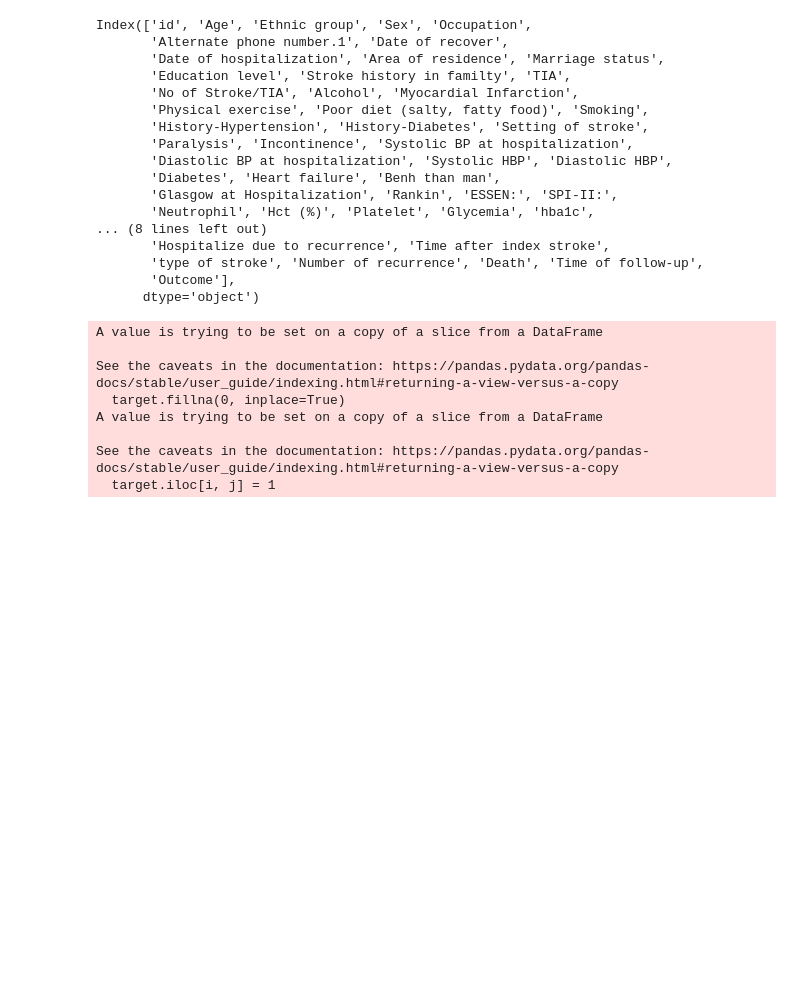
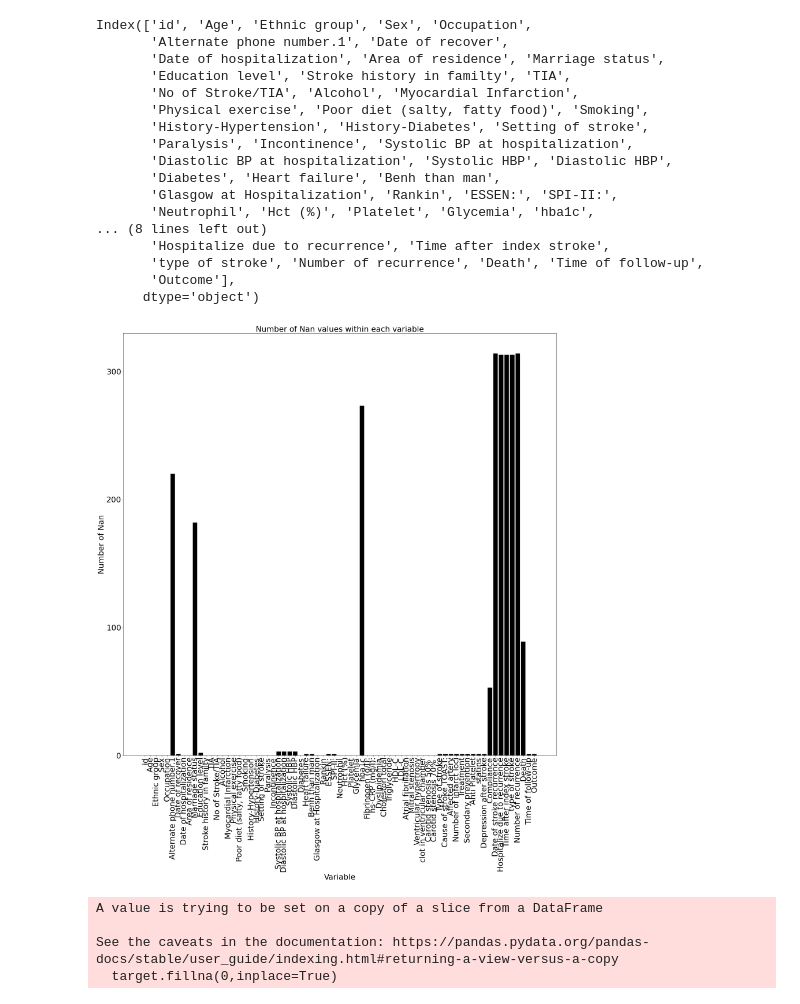
Before and after one commit to BFitzy96/model_code, a Jupyter notebook: stroke_recurrence/Recurrence study.ipynb, the cells around one changed output. Drawn from its saved outputs; the diff is of its cells as text; code cells hidden in the pictures; blank space fills up the shorter version.

```diff
--- a/stroke_recurrence/Recurrence study.ipynb
+++ b/stroke_recurrence/Recurrence study.ipynb
@@ -34,3 +34,18 @@ Index(['id', 'Age', 'Ethnic group', 'Sex', 'Occupation',
        'type of stroke', 'Number of recurrence', 'Death', 'Time of follow-up',
        'Outcome'],
       dtype='object')
+# %%
+columns = df.columns
+
+col = df.iloc[:,:].isna().sum()
+plt.figure(figsize=(30,30))
+plt.tick_params(labelsize=30)
+plt.title('Number of Nan values within each variable', fontsize=30)
+plt.yticks(np.arange(0,max(col), step=100))
+plt.xticks(rotation=90)
+plt.xlabel('Variable', fontsize=30)
+plt.ylabel('Number of Nan', fontsize=30)
+plt.bar(columns, col, color = 'k')
+plt.savefig('./Nans recurr.jpg')
+# %% [output]
+[figure, added]
@@ -45,19 +89,10 @@ df = df[['Age', 'Stroke history in familty', 'TIA', 'No of Stroke/TIA', 'Alcohol
 #, 'Depression after stroke'
 # %%
-features = df.iloc[:,:28]
-target = df.iloc[:,28:]
+features = df.drop(columns=['Number of recurrence'])
+target = df[['Number of recurrence']]
+target.fillna(0,inplace=True)
+# %% [output]
+A value is trying to be set on a copy of a slice from a DataFrame
+
+See the caveats in the documentation: https://pandas.pydata.org/pandas-docs/stable/user_guide/indexing.html#returning-a-view-versus-a-copy
+  target.fillna(0,inplace=True)
-# %%
-target.fillna(0, inplace=True)
-for i in range(len(target)):
-    for j in range(len(target.columns)):
-        if target.iloc[i, j] != 0:
-            target.iloc[i, j] = 1
-# %% [output]
-A value is trying to be set on a copy of a slice from a DataFrame
-
-See the caveats in the documentation: https://pandas.pydata.org/pandas-docs/stable/user_guide/indexing.html#returning-a-view-versus-a-copy
-  target.fillna(0, inplace=True)
-A value is trying to be set on a copy of a slice from a DataFrame
-
-See the caveats in the documentation: https://pandas.pydata.org/pandas-docs/stable/user_guide/indexing.html#returning-a-view-versus-a-copy
-  target.iloc[i, j] = 1
```
Also changed, not shown: parts of 17 cells of this notebook, 24 other files.
